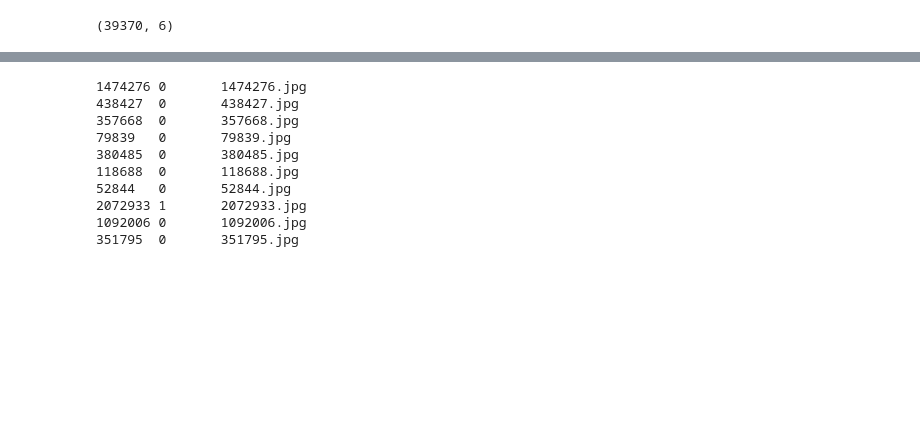
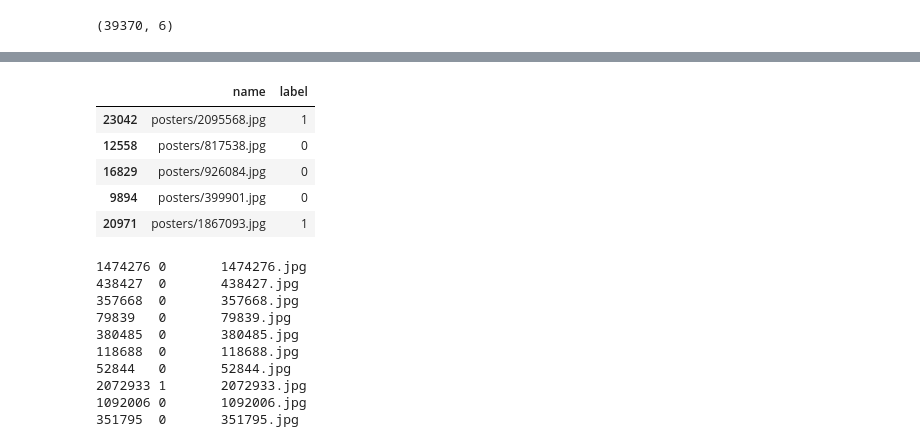
Before and after one commit to FraPochetti/KagglePlaygrounds, a Jupyter notebook: MXNetImage.ipynb, the cells around one changed output, grey strips where cells are left out. Drawn from its saved outputs; the diff is of its cells as text; code cells hidden in the pictures; blank space fills up the shorter version.

```diff
--- a/MXNetImage.ipynb
+++ b/MXNetImage.ipynb
@@ -62,0 +167,16 @@ See the caveats in the documentation: http://pandas.pydata.org/pandas-docs/stabl
+# %%
+total = yes.append(no)
+total = total.sample(frac=1)
+total = total[['abs_path', 'thriller_crime']]
+total.columns = ['name', 'label']
+# %%
+total.name = total.name.apply(lambda x: x.replace('/tmp/data/', ''))
+# %%
+total.head()
+# %% [output]
+|  | name | label |
+| 23042 | posters/2095568.jpg | 1 |
+| 12558 | posters/817538.jpg | 0 |
+| 16829 | posters/926084.jpg | 0 |
+| 9894 | posters/399901.jpg | 0 |
+| 20971 | posters/1867093.jpg | 1 |
```
Also changed, not shown: parts of 26 cells of this notebook.
